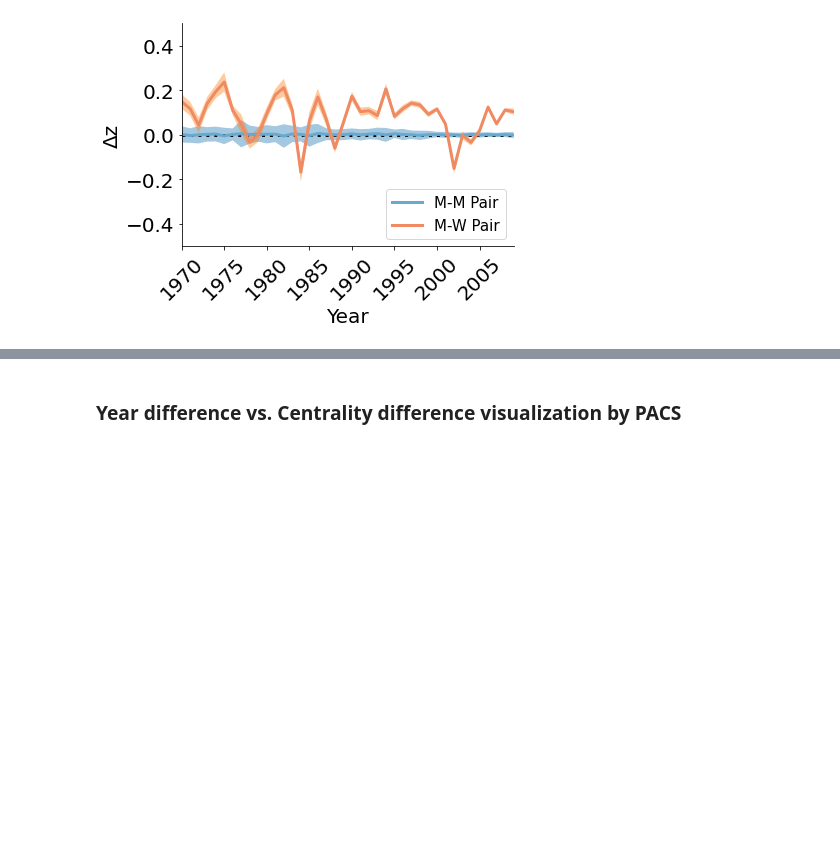
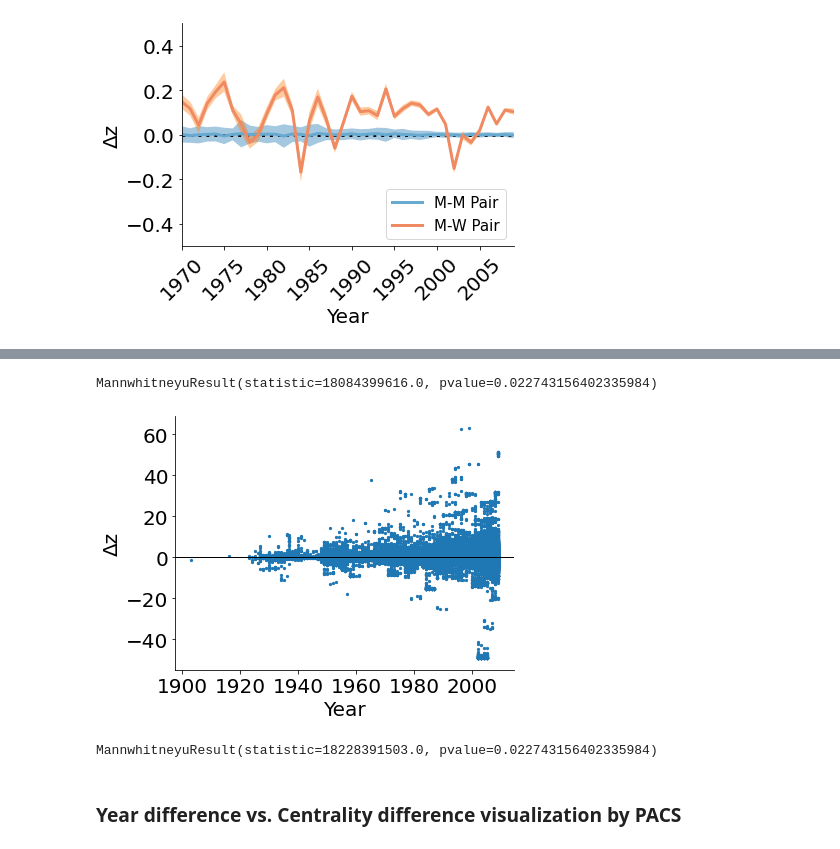
Before and after one commit to therobinkay/firstmover, a Jupyter notebook: main.ipynb, the cells around one changed output, grey strips where cells are left out. Saved outputs shown, nothing was run; the diff lists cells and outputs as text; code cells hidden in the pictures; blank space fills up the shorter version.

```diff
--- a/main.ipynb
+++ b/main.ipynb
@@ -2202,3 +2189,34 @@ MannwhitneyuResult(statistic=18228391503.0, pvalue=0.022743156402335984)
+# %%
+from scipy.stats import mannwhitneyu
+
+mwu1 = simp_mw[simp_mw['lateryear'] <= 1995]
+mwu2 = simp_mw[simp_mw['lateryear'] > 1995]
+
+mannwhitneyu(mwu1.scend, mwu2.scend)
+# %% [output]
+MannwhitneyuResult(statistic=18084399616.0, pvalue=0.022743156402335984)
+# %%
+fig, ax = plt.subplots(figsize=(6,4.5))
+right_side = ax.spines["right"]
+top_side = ax.spines["top"]
+right_side.set_visible(False)
+top_side.set_visible(False)
+
+plt.xticks(fontsize=20)
+plt.yticks(fontsize=20)
+plt.xlabel("Year",fontsize=20)
+plt.ylabel("\u0394z",fontsize=20)
+
+plt.scatter(x=simp_mw.lateryear, y=simp_mw.scend, s=5)
+plt.axhline(y=0, linewidth=0.5, c='k', lw=1)
+
+plt.tight_layout()
+# %% [output]
+[figure, added]
+# %%
+mannwhitneyu(mwu1.scend, mwu2.scend, alternative='greater')
+# %% [output]
+MannwhitneyuResult(statistic=18228391503.0, pvalue=0.022743156402335984)
 # %% [markdown]
 ### Year difference vs. Centrality difference visualization by PACS
 # %%
```
Also changed, not shown: parts of 8 cells of this notebook.
